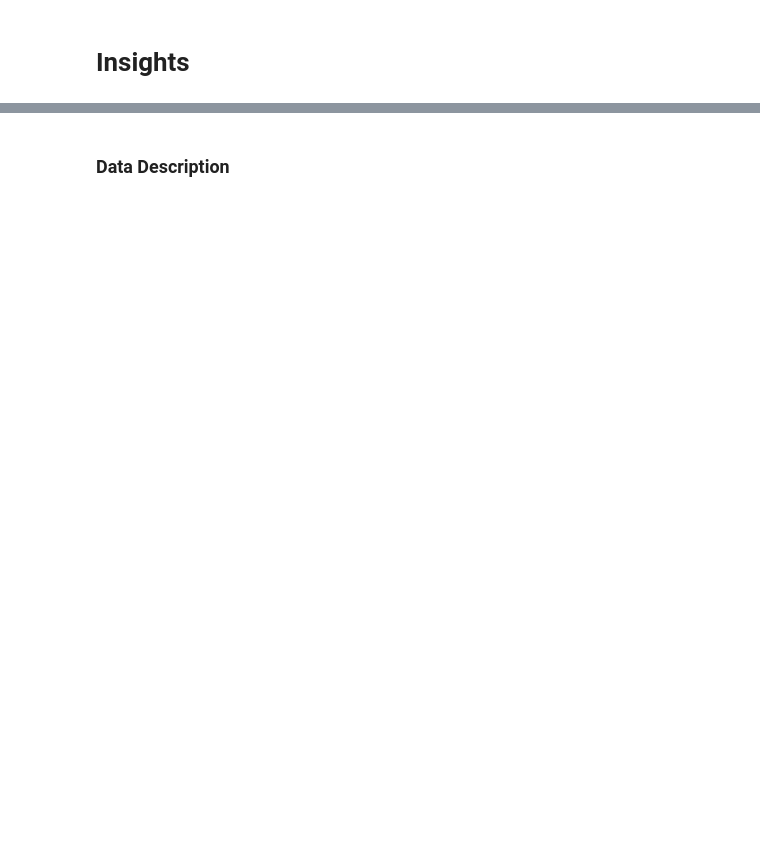
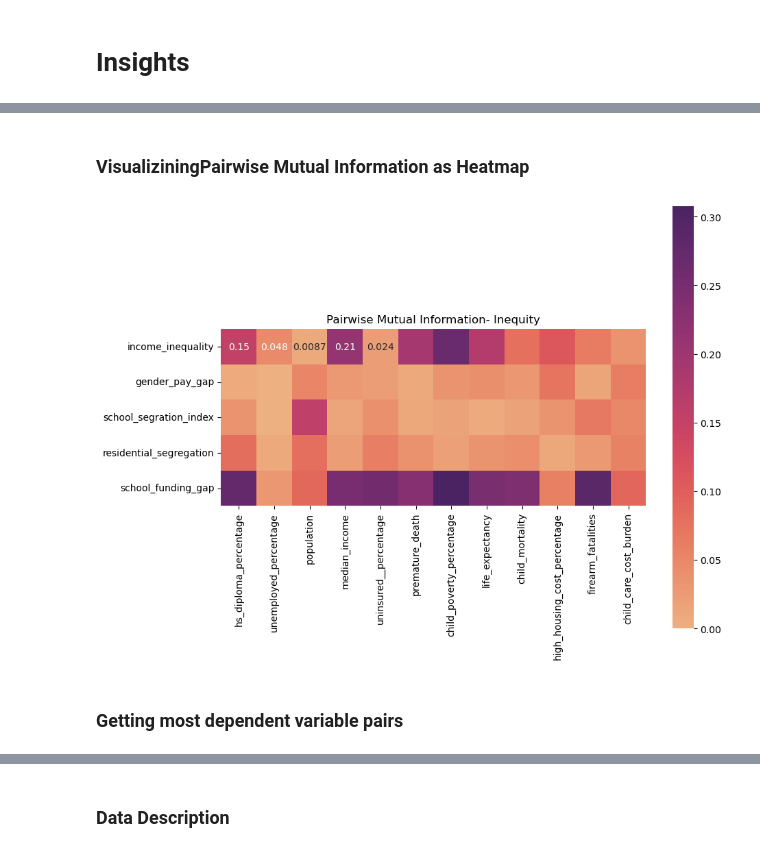
Before and after one commit to mapsg91/CapstoneII_MG, a Jupyter notebook: data/Clean Data/selected_vars/clean_select_features.ipynb, the cells around one changed output, grey strips where cells are left out. Cells and saved outputs as stored; diff of their text form; code cells hidden in the pictures; blank space fills up the shorter version.

Commit message:
pairwise mutual info done, retry after outlier detection

```diff
--- a/data/Clean Data/selected_vars/clean_select_features.ipynb
+++ b/data/Clean Data/selected_vars/clean_select_features.ipynb
@@ -206,0 +248,6 @@ race_inequity_df = pd.merge(test_race_metrics, test_inequitydf, on=['state_abbr'
+# %%
+independent_vars = ['income_inequality', 'gender_pay_gap',
+       'school_segration_index', 'residential_segregation',
+       'school_funding_gap']
+
+dependent_vars = ['hs_diploma_percentage', 'unemployed_percentage', 'population', 'median_income', 'uninsured__percentage', 'premature_death', 'child_poverty_percentage', 'life_expectancy', 'child_mortality', 'high_housing_cost_percentage', 'firearm_fatalities', 'child_care_cost_burden']
@@ -206,0 +271,17 @@ race_inequity_df = pd.merge(test_race_metrics, test_inequitydf, on=['state_abbr'
+# %%
+# Initialize a matrix to store mutual information
+mutual_info_matrix = np.zeros((len(independent_vars), len(dependent_vars)))
+
+# Calculate mutual information for each independent-dependent variable pair
+for i, var1 in enumerate(independent_vars):
+    for j, var2 in enumerate(dependent_vars):
+        X = test_counties[[var1]]
+        y = test_counties[var2]
+        mutual_info = mutual_info_regression(X, y)
+        mutual_info_matrix[i, j] = mutual_info[0]  # Store the mutual info scalar
+
+# Convert the matrix to a DataFrame for easier viewing
+mutual_info_df = pd.DataFrame(mutual_info_matrix, index=independent_vars, columns=dependent_vars)
+
+# Display the mutual information DataFrame
+print(mutual_info_df)
@@ -206,0 +306,11 @@ race_inequity_df = pd.merge(test_race_metrics, test_inequitydf, on=['state_abbr'
+# %% [markdown]
+### VisualiziningPairwise Mutual Information as Heatmap
+# %%
+plt.figure(figsize=(10, 8))
+sns.heatmap(mutual_info_df, annot=True, cmap='flare', square=True)
+plt.title('Pairwise Mutual Information- Inequity')
+plt.show()
+# %% [output]
+[figure, added]
+# %% [markdown]
+### Getting most dependent variable pairs
```
Also changed, not shown: parts of 72 cells of this notebook, 8 other files.
